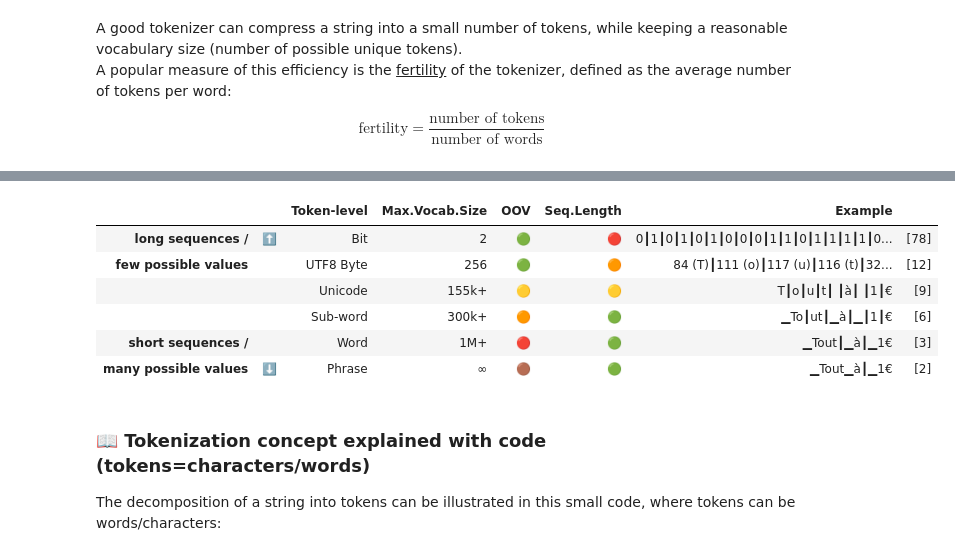
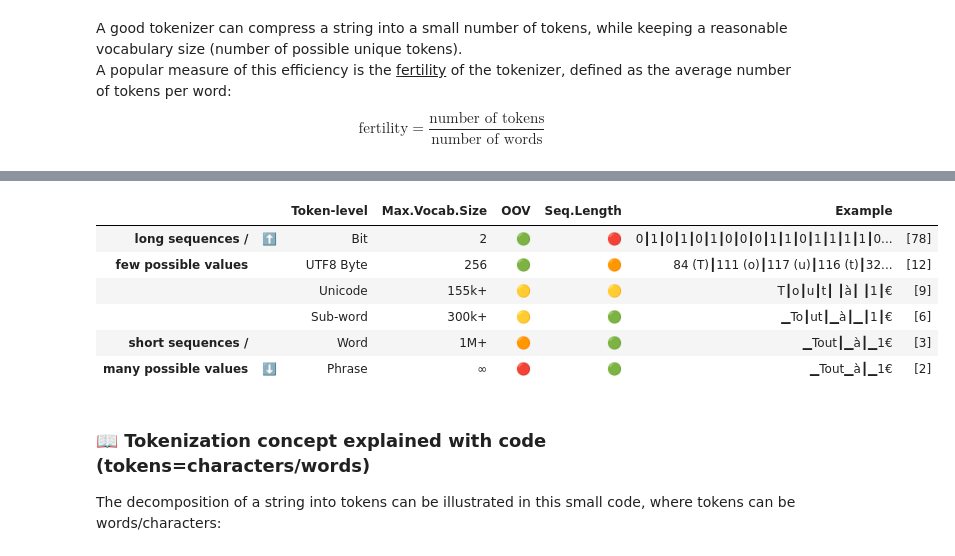
Before and after one commit to Jeronymous/deep_learning_notebooks, a Jupyter notebook: tokenizers.ipynb, the cells around one changed output, grey strips where cells are left out. Drawn from its saved outputs; the diff is of its cells as text; code cells hidden in the pictures.

```diff
--- a/tokenizers.ipynb
+++ b/tokenizers.ipynb
@@ -55,54 +55,61 @@ The table below show several levels of tokenization and illustrates that a trade
 # %%
-import pandas as pd
-
 input = "Tout à 1€"
 
-def display_tokenized(l):
-    out = "┃".join([str(t) for t in l])
-    if len(l) > 20:
+def tokenization_level_tradeoff_table(input):
+
+    import pandas as pd
+    pd.set_option('display.max_colwidth', None)
+
+    def display_tokenized(l):
+        out = "┃".join([str(t) for t in l])
+        if len(l) > 20:
+            try:
+                out = out[:out.index("┃", 60)+1] + "..."
+            except: pass
+        return out
+
+    def flatten(l):
+        return [item for sublist in l for item in sublist]
+
+    def decode_utf8(byte):
         try:
-            out = out[:out.index("┃", 60)+1] + "..."
-        except: pass
-    return out
+            return bytes([byte]).decode('utf-8')
+        except:
+            return "�"
 
-def flatten(l):
-    return [item for sublist in l for item in sublist]
+    columns = ["Token-level", "Max.Vocab.Size", "OOV", "Seq.Length", "Example", " "]
+    data = [
+        ["Bit",         2,      "🟢", "🔴", flatten([[int(bit) for bit in format(ord(char), '08b')] for char in input])     ],
+        ["UTF8 Byte",   256,    "🟢", "🟠", [f"{idx} ({decode_utf8(idx)})" for idx in list(input.encode("utf-8"))]          ],
+        ["Unicode",    "155k+", "🟡", "🟡", list(input)                                                                     ],
+        ["Sub-word",   "300k+", "🟡", "🟢", flatten([["▁"]+list(word) if any(char.isdigit() for char in word) else [("▁"if i == 0 else "")+word[i:i+2] for i in range(0, len(word), 2)] for word in input.split()]) ],
+        ["Word",       "1M+",   "🟠", "🟢", ["▁"+word for word in input.split()]                                            ],
+        ["Phrase",     "∞",     "🔴", "🟢", ["▁"+"▁".join(input.split()[:2])] + ["▁"+word for word in input.split()[2:]]   ],
+    ]
 
-def decode_utf8(byte):
-    try:
-        return bytes([byte]).decode('utf-8')
-    except:
-        return "�"
+    note_column = ["long sequences /", "few possible values"] + [""] * (len(data) - 4) + ["short sequences /", "many possible values"]
+    note_column_2 = ["⬆️"] + [""] * (len(data) - 2) + ["⬇️"]
+    last_column = [f"[{len(t[-1])}]" for t in data]
 
-encoded_input = {
-    "Bit":          flatten([[int(bit) for bit in format(ord(char), '08b')] for char in input]),
-    "UTF8 Byte":    [f"{idx} ({decode_utf8(idx)})" for idx in list(input.encode("utf-8"))],
-    "Unicode":      list(input),
-    "Sub-word":     flatten([["▁"]+list(word) if any(char.isdigit() for char in word) else [("▁"if i == 0 else "")+word[i:i+2] for i in range(0, len(word), 2)] for word in input.split()]),
-    "Word":         ["▁"+word for word in input.split()],
-    "Phrase":       ["▁"+"▁".join(input.split()[:2])] + ["▁"+word for word in input.split()[2:]],
-}
-vocabulary_sizes = [2, 256, "155k+", "300k+", "1M+", "∞"]
-oov_colors = ["🟢", "🟢", "🟡", "🟠", "🔴", "🟤"]
-length_colors = ["🔴", "🟠", "🟡", "🟢", "🟢", "🟢"]
+    data = [
+        [note] + cols[:-1] + [display_tokenized(cols[-1]), last_col]
+        for note, cols, last_col in zip(note_column_2, data, last_column)
+    ]
 
-pd.DataFrame({
-    " ": ["⬆️"] + [""] * (len(encoded_input) - 2) + ["⬇️"],
-    "Token-level": encoded_input.keys(),
-    "Max.Vocab.Size": vocabulary_sizes,
-    "OOV": oov_colors,
-    "Seq.Length": length_colors,
-    "Example": [display_tokenized(t) for t in encoded_input.values()],
-    "": [f"[{len(t)}]" for t in encoded_input.values()],
-}, index= ["long sequences /", "few possible values"] + [""] * (len(encoded_input) - 4) + ["short sequences /", "many possible values"])
+    return pd.DataFrame(
+        dict((col, [v[icol] for v in data]) for (icol, col) in enumerate([""] + columns)),
+        index = note_column
+    )
+
+tokenization_level_tradeoff_table(input)
 # %% [output]
 |  |  | Token-level | Max.Vocab.Size | OOV | Seq.Length | Example |  |
 | long sequences / | ⬆️ | Bit | 2 | 🟢 | 🔴 | 0┃1┃0┃1┃0┃1┃0┃0┃0┃1┃1┃0┃1┃1┃1┃1┃0... | [78] |
 | few possible values |  | UTF8 Byte | 256 | 🟢 | 🟠 | 84 (T)┃111 (o)┃117 (u)┃116 (t)┃32... | [12] |
 |  |  | Unicode | 155k+ | 🟡 | 🟡 | T┃o┃u┃t┃ ┃à┃ ┃1┃€ | [9] |
-|  |  | Sub-word | 300k+ | 🟠 | 🟢 | ▁To┃ut┃▁à┃▁┃1┃€ | [6] |
-| short sequences / |  | Word | 1M+ | 🔴 | 🟢 | ▁Tout┃▁à┃▁1€ | [3] |
-| many possible values | ⬇️ | Phrase | ∞ | 🟤 | 🟢 | ▁Tout▁à┃▁1€ | [2] |
+|  |  | Sub-word | 300k+ | 🟡 | 🟢 | ▁To┃ut┃▁à┃▁┃1┃€ | [6] |
+| short sequences / |  | Word | 1M+ | 🟠 | 🟢 | ▁Tout┃▁à┃▁1€ | [3] |
+| many possible values | ⬇️ | Phrase | ∞ | 🔴 | 🟢 | ▁Tout▁à┃▁1€ | [2] |
 # %% [markdown]
 ### 📖 Tokenization concept explained with code (tokens=characters/words)
 The decomposition of a string into tokens can be illustrated in this small code, where tokens can be words/characters:
```
Also changed, not shown: parts of 1 cell of this notebook.
